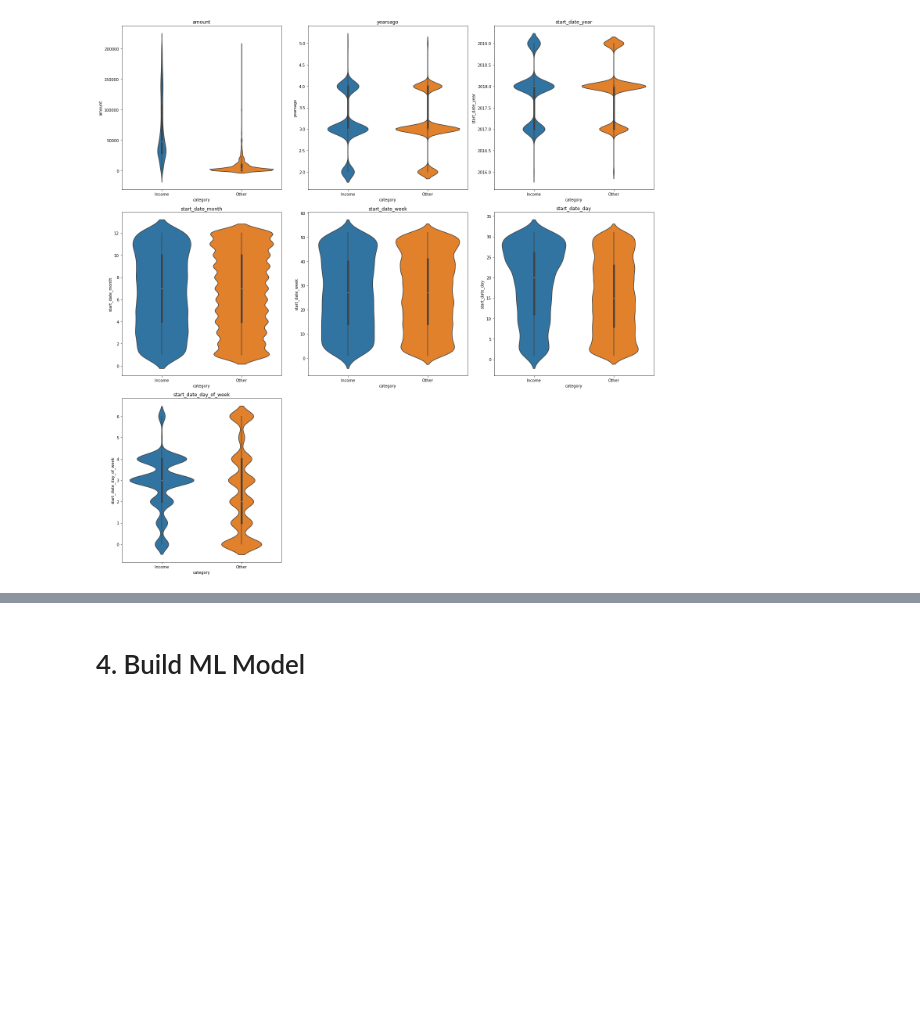
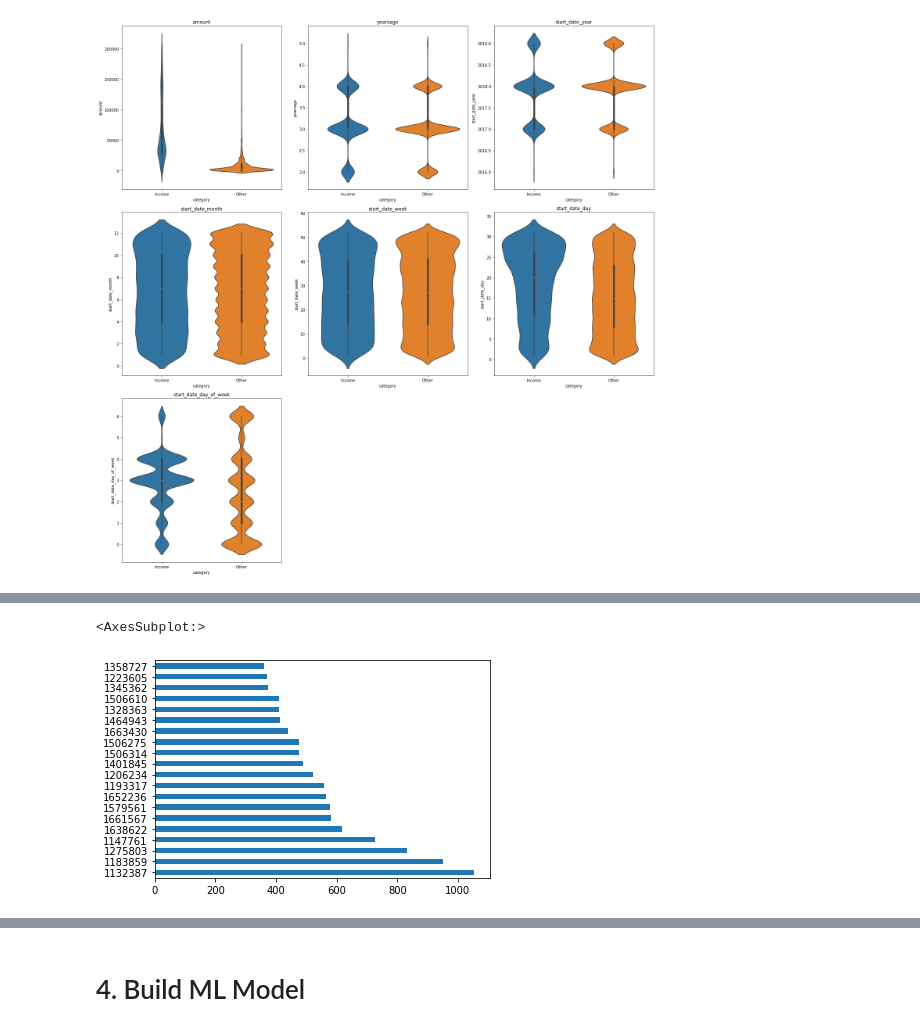
Before and after one commit to Ali-Parandeh/credit-kudos, a Jupyter notebook: notebooks/credit-kudos.ipynb, the cells around one changed output, grey strips where cells are left out. Saved outputs shown, nothing was run; the diff lists cells and outputs as text; code cells hidden in the pictures; blank space fills up the shorter version.

```diff
--- a/notebooks/credit-kudos.ipynb
+++ b/notebooks/credit-kudos.ipynb
@@ -171,0 +177,7 @@ visualise_numerical_correlations(df, 4, (20, 20))
+# %%
+counts = df.group_id.value_counts()
+# %%
+counts.nlargest(20).plot.barh()
+# %% [output]
+<AxesSubplot:>
+[figure, added]
```
Also changed, not shown: parts of 29 cells of this notebook.
